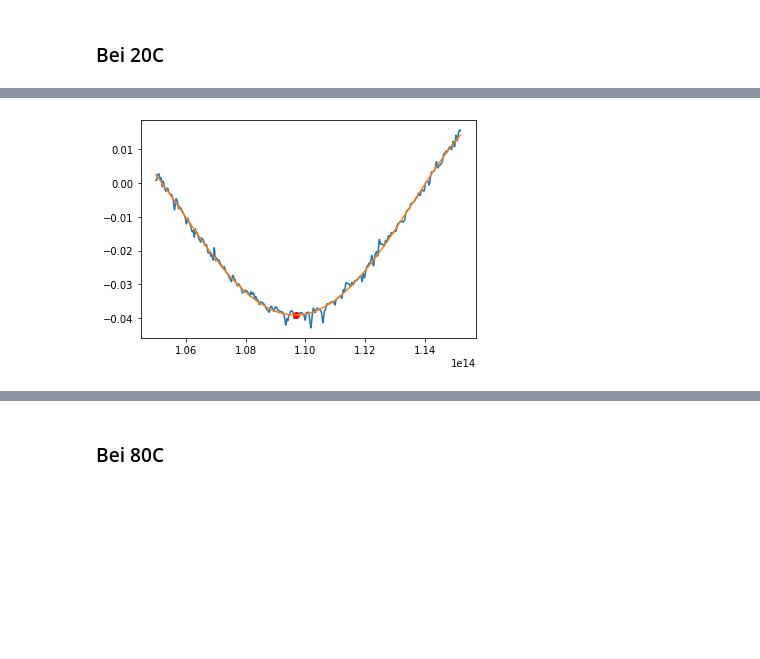
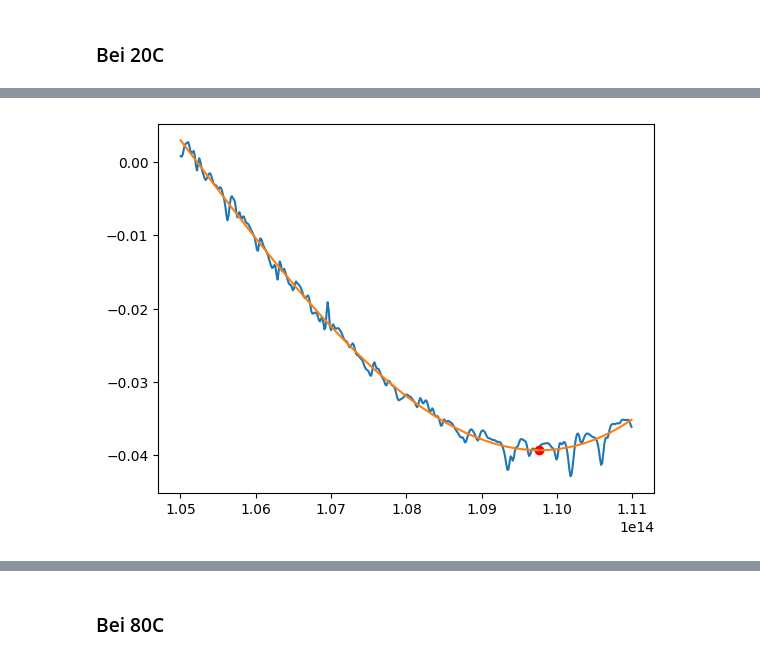
Before and after one commit to alexburg14/Fabry-Perot, a Jupyter notebook: calc_refractive/Lumilog.ipynb, the cells around one changed output, grey strips where cells are left out. Drawn from its saved outputs; the diff is of its cells as text; code cells hidden in the pictures; blank space fills up the shorter version.

Commit message:
everything works except lumilog 160C

```diff
--- a/calc_refractive/Lumilog.ipynb
+++ b/calc_refractive/Lumilog.ipynb
@@ -7,9 +7,9 @@ sys.path.append("/Users/alex/Desktop/Fabry-Perot/modelling")
 sys.path.append(r"C:\Users\da1qu1r1\Dropbox\Arbeit\Fabry-Perot\modelling")
 sys.path.append(r"C:\Users\ge85rek\Desktop\Fabry-Perot\modelling")
 import read_csv, T_and_R
-#data = read_csv.read_csv(r"/Users/alex/Desktop/Fabry-Perot/data/InGaN_FTIR.csv") #MacOS
+data = read_csv.read_csv(r"/Users/alex/Desktop/Fabry-Perot/data/InGaN_FTIR.csv") #MacOS
 #data = read_csv.read_csv(r"C:\Users\ge85rek\Desktop\Fabry-Perot\data\InGaN_FTIR.csv") #Labor
-data = read_csv.read_csv(r"C:\Users\da1qu1r1\Dropbox\Arbeit\Fabry-Perot\data\InGaN_FTIR.csv") # PC
+#data = read_csv.read_csv(r"C:\Users\da1qu1r1\Dropbox\Arbeit\Fabry-Perot\data\InGaN_FTIR.csv") # PC
 # %%
 # von cm zu m
 frequenz = scipy.constants.c * np.array(data[0][::-1]) * 100
@@ -95,7 +95,7 @@ min_frequenz_first, min_absorption_first = fit_individually(0.9e14,1.0e14,freque
 # %%
-min_frequenz_second, min_absorption_second = fit_individually(1.05e14,1.152e14,frequenz_20_no_edge,Lumilog_GaN_20_smoothed_out_no_edge, p0 = [1,1,1,1,1])
+min_frequenz_second, min_absorption_second = fit_individually(1.05e14,1.11e14,frequenz_20_no_edge,Lumilog_GaN_20_smoothed_out_no_edge, p0 = [1,1,1,1,1])
 # %% [output]
-[figure, old version]
+[figure, new version]
 # %%
 min_frequenz_third, min_absorption_third = fit_individually(1.2e14,1.3e14,frequenz_20_no_edge,Lumilog_GaN_20_smoothed_out_no_edge,p0 = [1,1,1,1,1])
 # %% [output]
```
Also changed, not shown: parts of 42 cells of this notebook, 3 other files.
